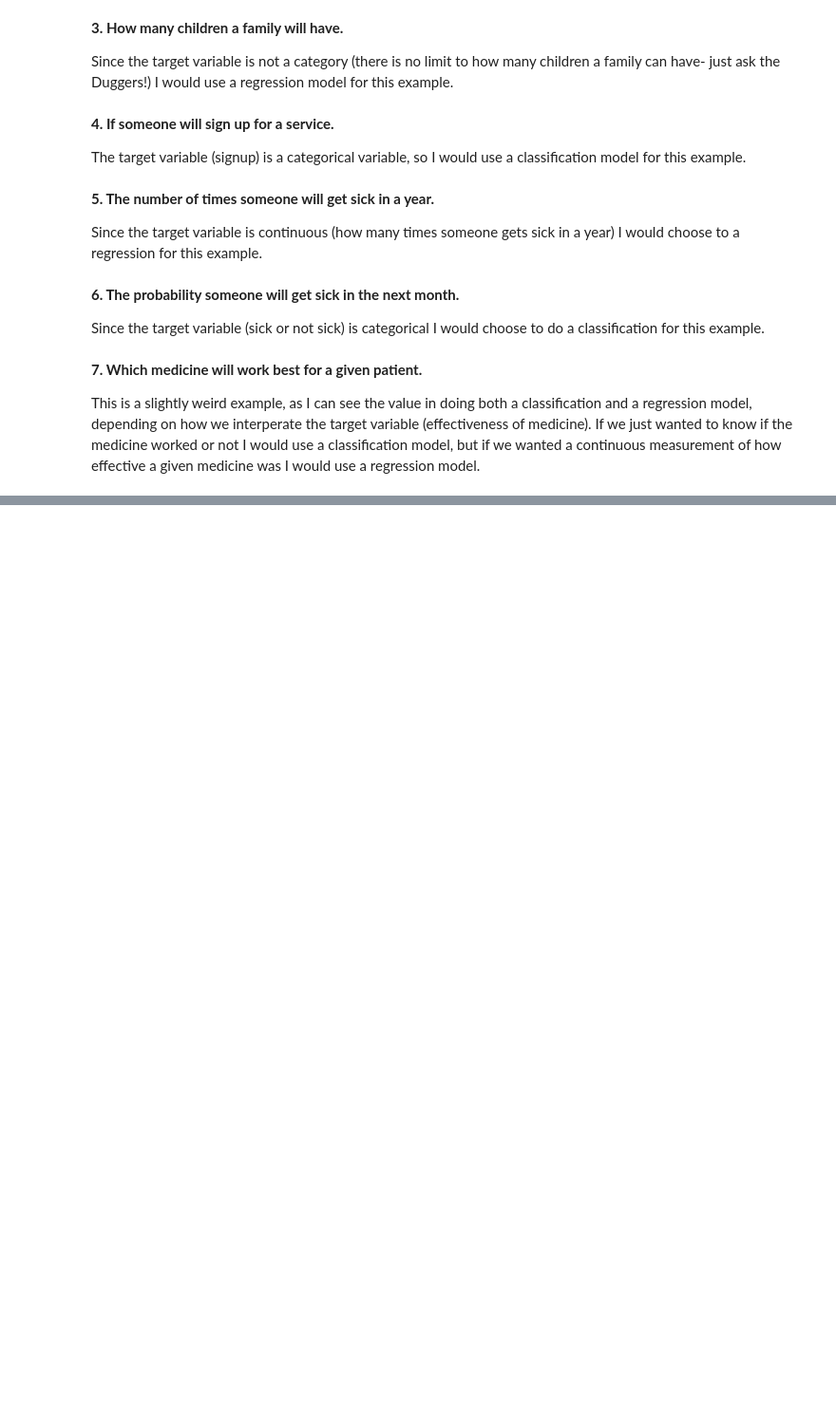
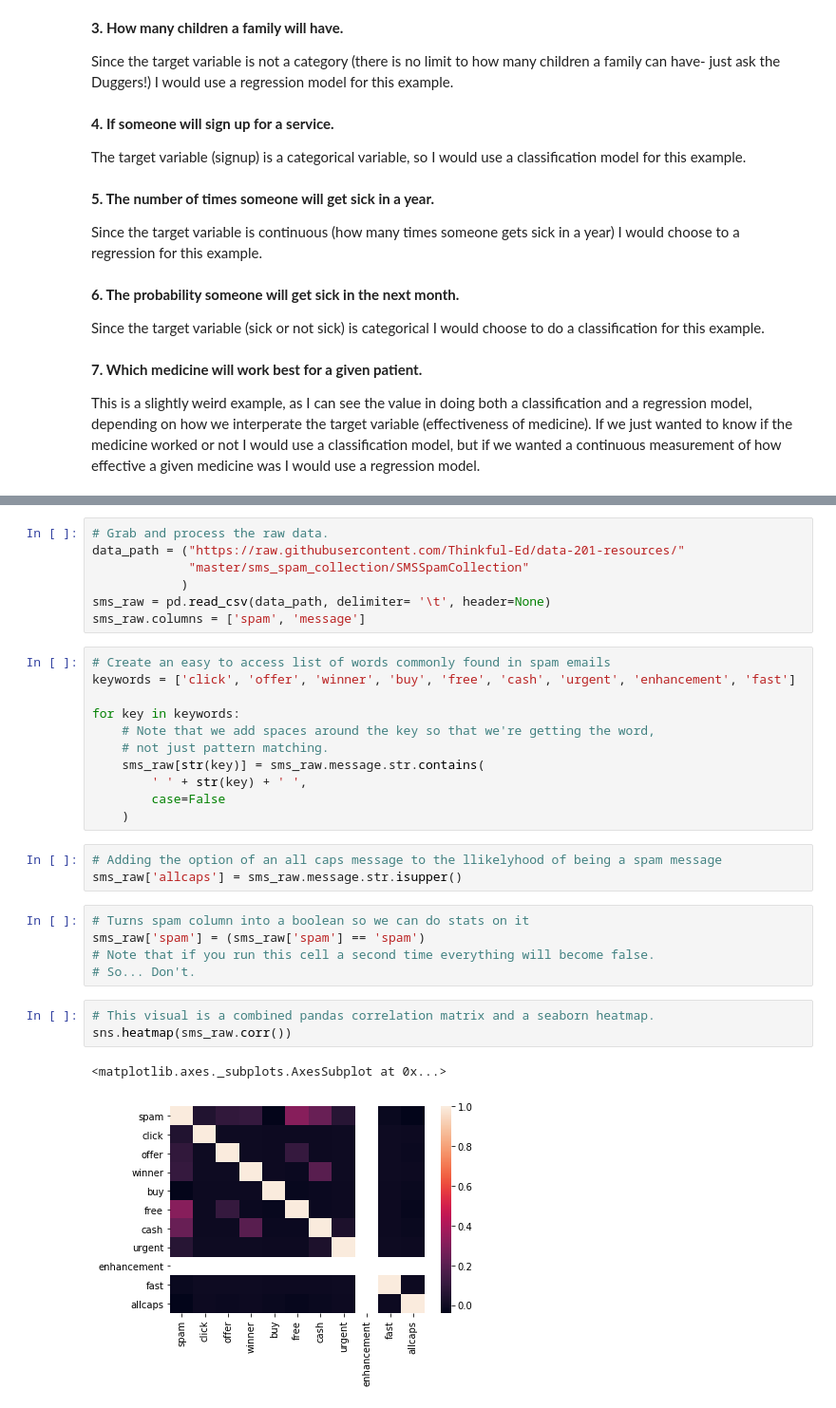
Before and after one commit to SteeleAlloy/thinkful_assignments, a Jupyter notebook: sl_solving_classification_problems.ipynb, the cells around one changed output, grey strips where cells are left out. Shown at 95% size. Cells and saved outputs as stored; diff of their text form; blank space fills up the shorter version.

```diff
--- a/sl_solving_classification_problems.ipynb
+++ b/sl_solving_classification_problems.ipynb
@@ -33,0 +45,32 @@ This is a slightly weird example, as I can see the value in doing both a classif
+# %%
+# Grab and process the raw data.
+data_path = ("https://raw.githubusercontent.com/Thinkful-Ed/data-201-resources/"
+             "master/sms_spam_collection/SMSSpamCollection"
+            )
+sms_raw = pd.read_csv(data_path, delimiter= '\t', header=None)
+sms_raw.columns = ['spam', 'message']
+# %%
+# Create an easy to access list of words commonly found in spam emails
+keywords = ['click', 'offer', 'winner', 'buy', 'free', 'cash', 'urgent', 'enhancement', 'fast']
+
+for key in keywords:
+    # Note that we add spaces around the key so that we're getting the word,
+    # not just pattern matching.
+    sms_raw[str(key)] = sms_raw.message.str.contains(
+        ' ' + str(key) + ' ',
+        case=False
+    )
+# %%
+# Adding the option of an all caps message to the llikelyhood of being a spam message
+sms_raw['allcaps'] = sms_raw.message.str.isupper()
+# %%
+# Turns spam column into a boolean so we can do stats on it
+sms_raw['spam'] = (sms_raw['spam'] == 'spam')
+# Note that if you run this cell a second time everything will become false.
+# So... Don't.
+# %%
+# This visual is a combined pandas correlation matrix and a seaborn heatmap.
+sns.heatmap(sms_raw.corr())
+# %% [output]
+<matplotlib.axes._subplots.AxesSubplot at 0x...>
+[figure, added]
```
Also changed, not shown: parts of 47 cells of this notebook.
